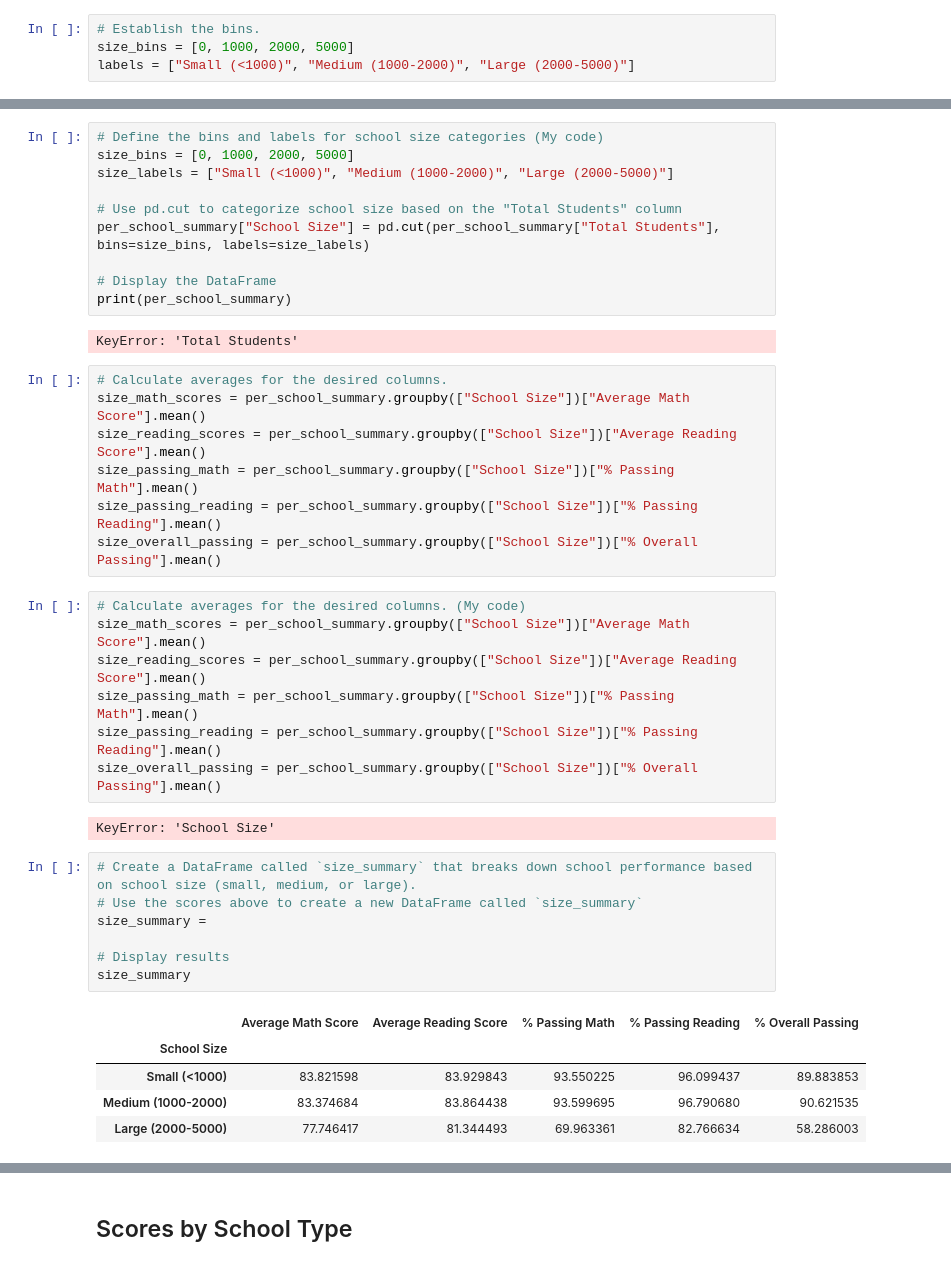
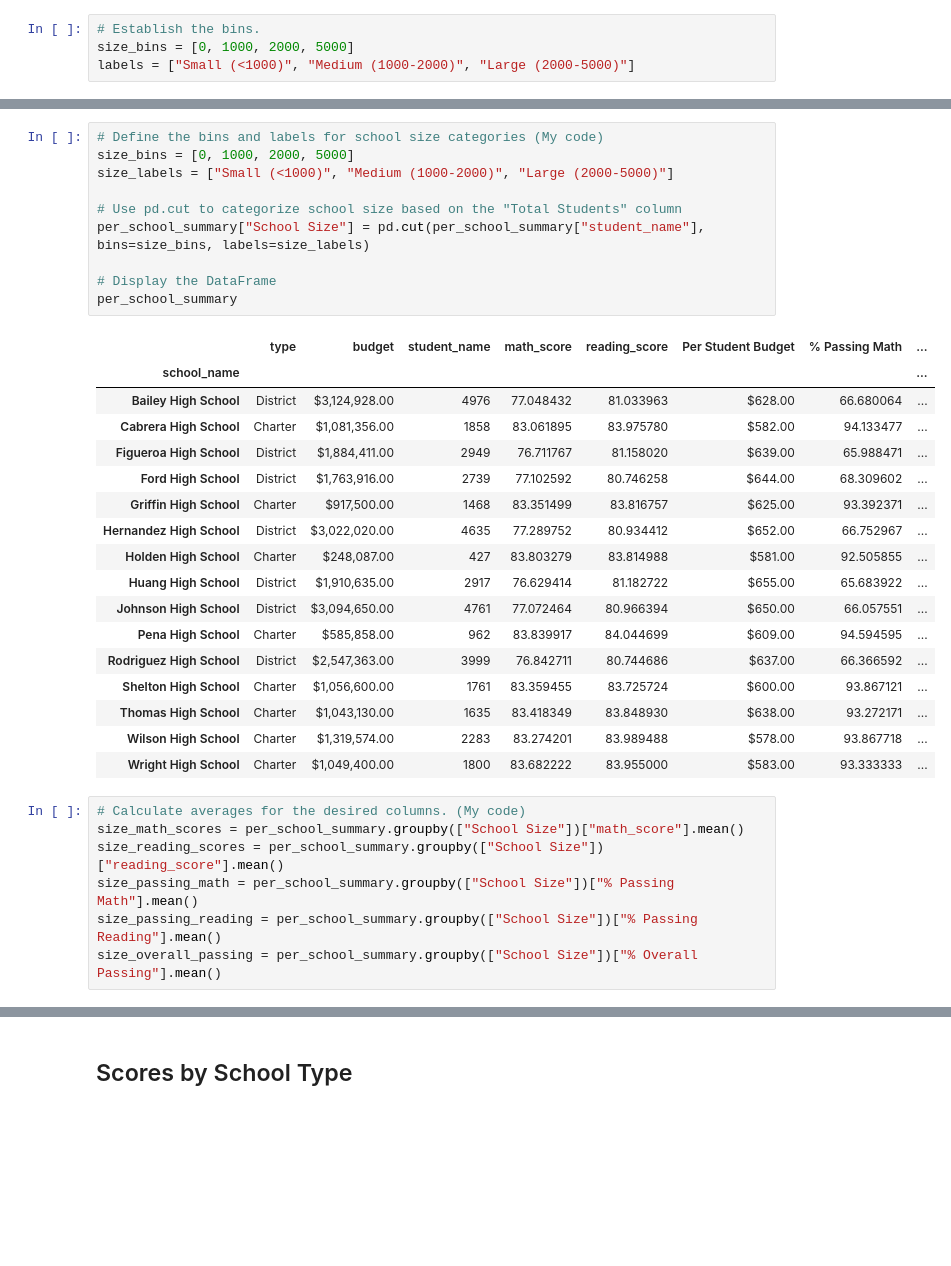
Before and after one commit to GarciaLuis0128/pandas-challenge, a Jupyter notebook: Resubmission.ipynb, the cells around one changed output, grey strips where cells are left out. Saved outputs shown, nothing was run; the diff lists cells and outputs as text; blank space fills up the shorter version.

```diff
--- a/Resubmission.ipynb
+++ b/Resubmission.ipynb
@@ -752,41 +581,35 @@ per_school_summary
 # %%
 # Define the bins and labels for school size categories (My code)
 size_bins = [0, 1000, 2000, 5000]
 size_labels = ["Small (<1000)", "Medium (1000-2000)", "Large (2000-5000)"]
 
 # Use pd.cut to categorize school size based on the "Total Students" column
-per_school_summary["School Size"] = pd.cut(per_school_summary["Total Students"], bins=size_bins, labels=size_labels)
+per_school_summary["School Size"] = pd.cut(per_school_summary["student_name"], bins=size_bins, labels=size_labels)
 
 # Display the DataFrame
-print(per_school_summary)
+per_school_summary
 # %% [output]
-KeyError: 'Total Students'
+|  | type | budget | student_name | math_score | reading_score | Per Student Budget | % Passing Math | ... |
+| school_name |  |  |  |  |  |  |  | ... |
+| Bailey High School | District | $3,124,928.00 | 4976 | 77.048432 | 81.033963 | $628.00 | 66.680064 | ... |
+| Cabrera High School | Charter | $1,081,356.00 | 1858 | 83.061895 | 83.975780 | $582.00 | 94.133477 | ... |
+| Figueroa High School | District | $1,884,411.00 | 2949 | 76.711767 | 81.158020 | $639.00 | 65.988471 | ... |
+| Ford High School | District | $1,763,916.00 | 2739 | 77.102592 | 80.746258 | $644.00 | 68.309602 | ... |
+| Griffin High School | Charter | $917,500.00 | 1468 | 83.351499 | 83.816757 | $625.00 | 93.392371 | ... |
+| Hernandez High School | District | $3,022,020.00 | 4635 | 77.289752 | 80.934412 | $652.00 | 66.752967 | ... |
+| Holden High School | Charter | $248,087.00 | 427 | 83.803279 | 83.814988 | $581.00 | 92.505855 | ... |
+| Huang High School | District | $1,910,635.00 | 2917 | 76.629414 | 81.182722 | $655.00 | 65.683922 | ... |
+| Johnson High School | District | $3,094,650.00 | 4761 | 77.072464 | 80.966394 | $650.00 | 66.057551 | ... |
+| Pena High School | Charter | $585,858.00 | 962 | 83.839917 | 84.044699 | $609.00 | 94.594595 | ... |
+| Rodriguez High School | District | $2,547,363.00 | 3999 | 76.842711 | 80.744686 | $637.00 | 66.366592 | ... |
+| Shelton High School | Charter | $1,056,600.00 | 1761 | 83.359455 | 83.725724 | $600.00 | 93.867121 | ... |
+| Thomas High School | Charter | $1,043,130.00 | 1635 | 83.418349 | 83.848930 | $638.00 | 93.272171 | ... |
+| Wilson High School | Charter | $1,319,574.00 | 2283 | 83.274201 | 83.989488 | $578.00 | 93.867718 | ... |
+| Wright High School | Charter | $1,049,400.00 | 1800 | 83.682222 | 83.955000 | $583.00 | 93.333333 | ... |
 # %%
-# Calculate averages for the desired columns.
-size_math_scores = per_school_summary.groupby(["School Size"])["Average Math Score"].mean()
-size_reading_scores = per_school_summary.groupby(["School Size"])["Average Reading Score"].mean()
+# Calculate averages for the desired columns. (My code)
+size_math_scores = per_school_summary.groupby(["School Size"])["math_score"].mean()
+size_reading_scores = per_school_summary.groupby(["School Size"])["reading_score"].mean()
 size_passing_math = per_school_summary.groupby(["School Size"])["% Passing Math"].mean()
 size_passing_reading = per_school_summary.groupby(["School Size"])["% Passing Reading"].mean()
 size_overall_passing = per_school_summary.groupby(["School Size"])["% Overall Passing"].mean()
-# %%
-# Calculate averages for the desired columns. (My code)
-size_math_scores = per_school_summary.groupby(["School Size"])["Average Math Score"].mean()
-size_reading_scores = per_school_summary.groupby(["School Size"])["Average Reading Score"].mean()
-size_passing_math = per_school_summary.groupby(["School Size"])["% Passing Math"].mean()
-size_passing_reading = per_school_summary.groupby(["School Size"])["% Passing Reading"].mean()
-size_overall_passing = per_school_summary.groupby(["School Size"])["% Overall Passing"].mean()
-# %% [output]
-KeyError: 'School Size'
-# %%
-# Create a DataFrame called `size_summary` that breaks down school performance based on school size (small, medium, or large).
-# Use the scores above to create a new DataFrame called `size_summary`
-size_summary =
-
-# Display results
-size_summary
-# %% [output]
-|  | Average Math Score | Average Reading Score | % Passing Math | % Passing Reading | % Overall Passing |
-| School Size |  |  |  |  |  |
-| Small (<1000) | 83.821598 | 83.929843 | 93.550225 | 96.099437 | 89.883853 |
-| Medium (1000-2000) | 83.374684 | 83.864438 | 93.599695 | 96.790680 | 90.621535 |
-| Large (2000-5000) | 77.746417 | 81.344493 | 69.963361 | 82.766634 | 58.286003 |
```
Also changed, not shown: parts of 21 cells of this notebook.
